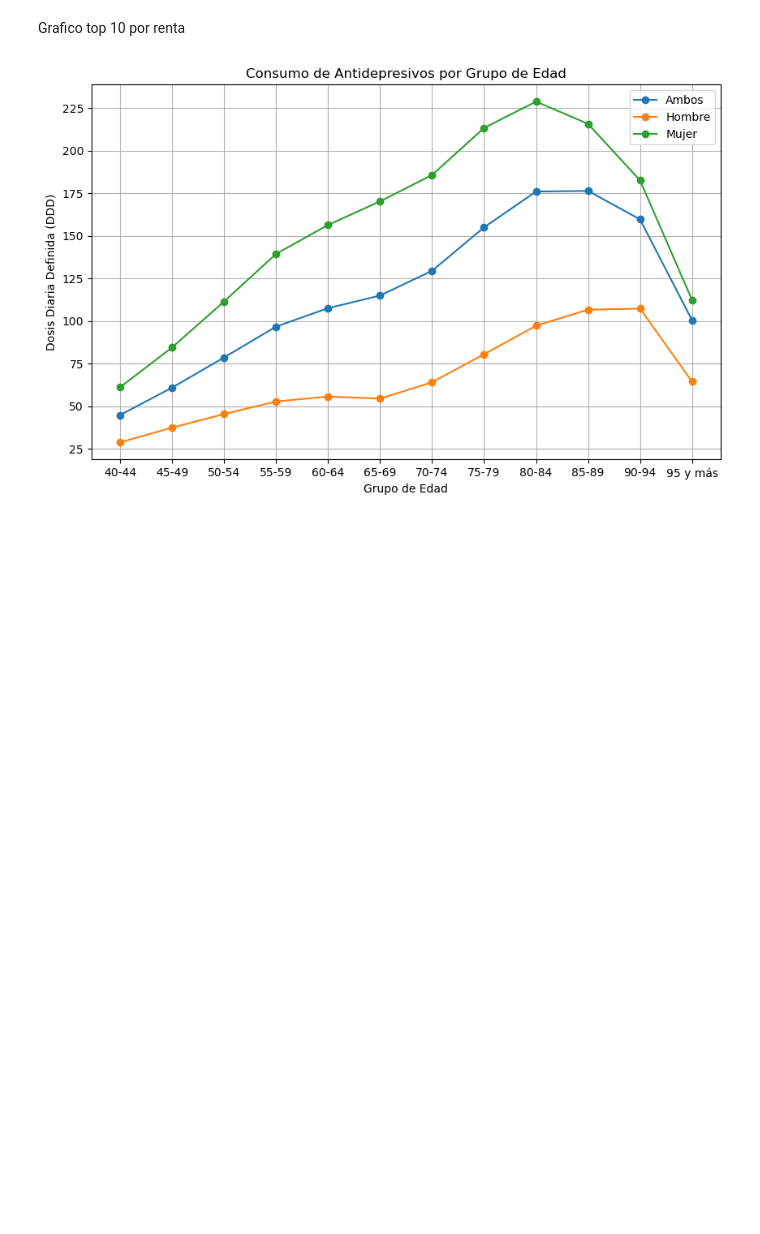
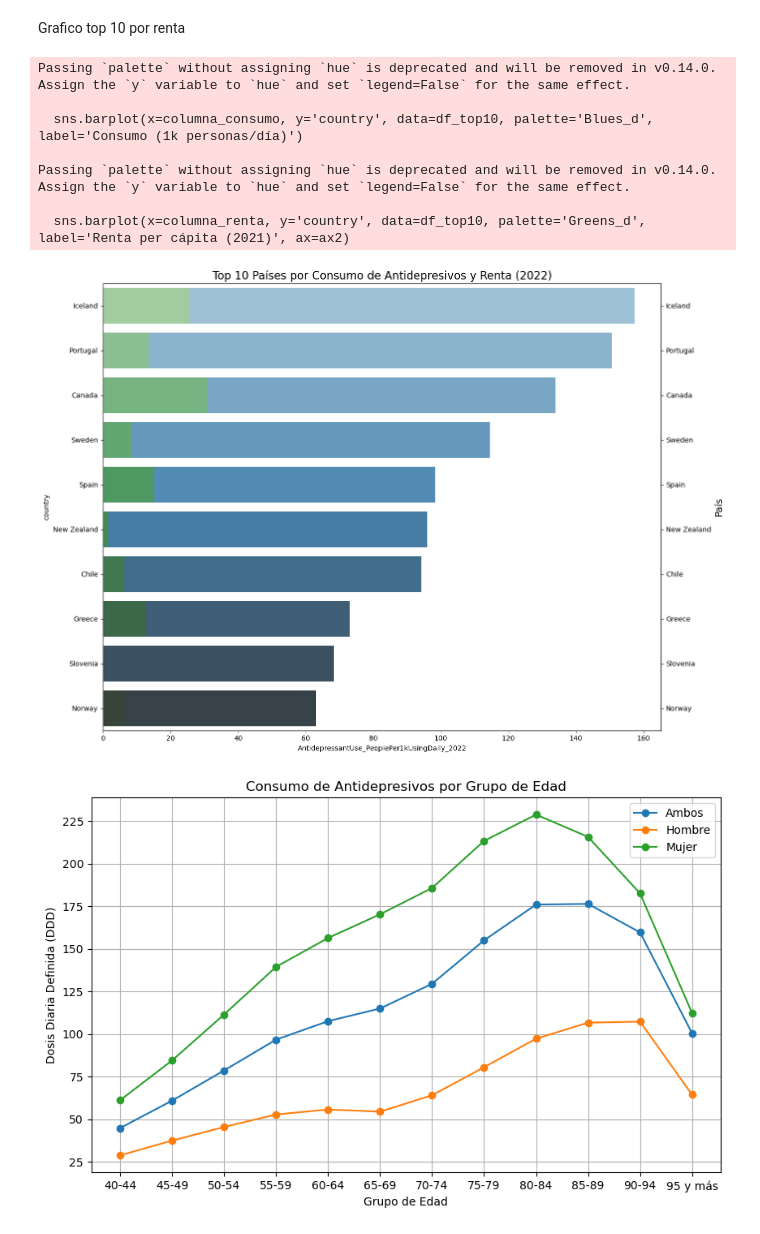
Before and after one commit to Rafa-Gamero/Project1, a Jupyter notebook: zonatrabajo.ipynb, the cells around one changed output. Cells and saved outputs as stored; diff of their text form; code cells hidden in the pictures; blank space fills up the shorter version.

```diff
--- a/zonatrabajo.ipynb
+++ b/zonatrabajo.ipynb
@@ -218,36 +232,47 @@ Passing `palette` without assigning `hue` is deprecated and will be removed in v
 # %% [markdown]
 Grafico top 10 por renta
 # %%
-def graficar_top10_por_renta(df_top10, columna_consumo='AntidepressantUse_PeoplePer1kUsingDaily_2022', columna_renta='AntidepressantUseAnnualSalesPerCapita2021'):
+def graficar_top10_por_renta(df_top10, columna_consumo='AntidepressantUse_PeoplePer1kUsingDaily_2022', columna_renta='AntidepressantUseAnnualSalesPerCapita2021', titulo='Top 10 paises consumo de antidepresivos por Renta'):
     """
-    Grafica el Top 10 países por consumo de antidepresivos y renta.
+     Grafica los 10 países con mayor consumo de antidepresivos según su renta.
 
     Args:
         df_top10 (pd.DataFrame): DataFrame con los 10 países.
         columna_consumo (str): Columna de consumo de antidepresivos.
-        columna_renta (str): Columna de renta (ventas per cápita).
+        columna_renta (str): Columna de renta.
+        titulo (str): Título de la gráfica.
     """
-    plt.figure(figsize=(12, 8))
-
-    # Crear gráfico de barras para el consumo
+    plt.figure(figsize=(14, 10))
+     # Crear gráfico de barras para el consumo
     sns.barplot(x=columna_consumo, y='country', data=df_top10, palette='Blues_d', label='Consumo (1k personas/día)')
 
     # Crear otro eje para graficar la renta
     ax2 = plt.twinx()
     sns.barplot(x=columna_renta, y='country', data=df_top10, palette='Greens_d', label='Renta per cápita (2021)', ax=ax2)
 
     # Título y etiquetas
     plt.title('Top 10 Países por Consumo de Antidepresivos y Renta (2022)', fontsize=16)
     plt.xlabel('Consumo de Antidepresivos por 1k Personas (Diario) y Renta per Cápita', fontsize=14)
     plt.ylabel('País', fontsize=14)
 
     # Ajustar el layout
     plt.tight_layout()
 
     # Mostrar gráfico
     plt.show()
 
-    graficar_top10_por_renta(df_top10,columna_consumo='AntidepressantUse_PeoplePer1kUsingDaily_2022', columna_renta='AntidepressantUseAnnualSalesPerCapita2021')
+
+
+graficar_top10_por_renta(df_top10, columna_consumo='AntidepressantUse_PeoplePer1kUsingDaily_2022', columna_renta='AntidepressantUseAnnualSalesPerCapita2021', titulo='Top 10 paises consumo de antidepresivos por Renta')
+# %% [output]
+Passing `palette` without assigning `hue` is deprecated and will be removed in v0.14.0. Assign the `y` variable to `hue` and set `legend=False` for the same effect.
+
+  sns.barplot(x=columna_consumo, y='country', data=df_top10, palette='Blues_d', label='Consumo (1k personas/día)')
+
+Passing `palette` without assigning `hue` is deprecated and will be removed in v0.14.0. Assign the `y` variable to `hue` and set `legend=False` for the same effect.
+
+  sns.barplot(x=columna_renta, y='country', data=df_top10, palette='Greens_d', label='Renta per cápita (2021)', ax=ax2)
+[figure, added]
 # %%
 import pandas as pd
 import matplotlib.pyplot as plt
```
Also changed, not shown: parts of 3 cells of this notebook, 1 other file.
